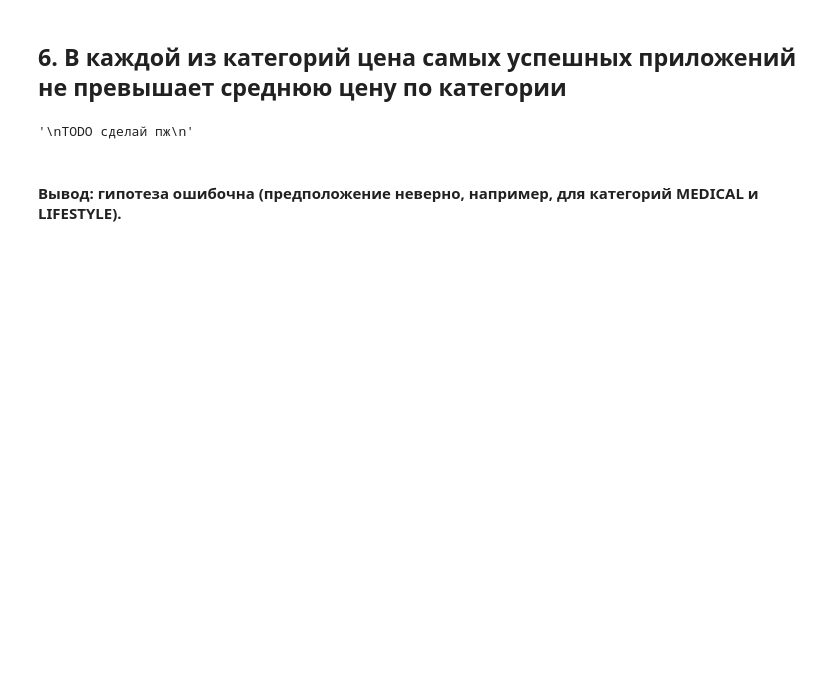
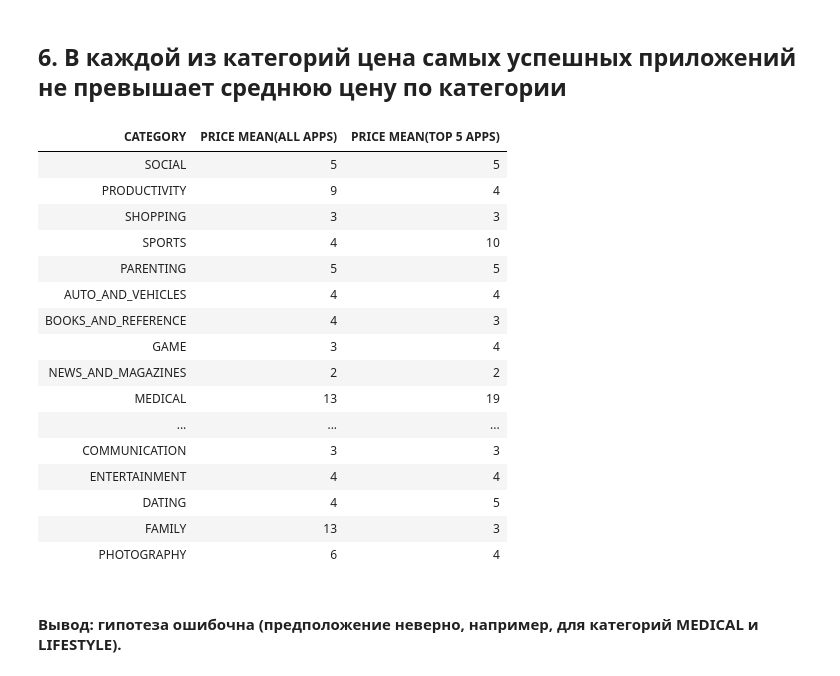
Before and after one commit to AlexeyShalaev/GooglePlayDataset, a Jupyter notebook: data_research.ipynb, the cells around one changed output. Saved outputs shown, nothing was run; the diff lists cells and outputs as text; code cells hidden in the pictures; blank space fills up the shorter version.

```diff
--- a/data_research.ipynb
+++ b/data_research.ipynb
@@ -283,13 +313,30 @@ dtype: float64
 # %%
 best_paid = df[df["Type"] == "Paid"].groupby("Category")
 mean_total = best_paid["Price"].describe()
 best_paid = best_paid.apply(lambda x: x.sort_values(by="Grade", ascending=False)[: 5])
-
-print("CATEGORY | PRICE MEAN(ALL APPS) | PRICE MEAN(TOP 5 APPS)")
+table = PrettyTable()
+table.field_names = ["CATEGORY", "PRICE MEAN(ALL APPS)", "PRICE MEAN(TOP 5 APPS)"]
 for category in set(best_paid["Category"]):
-    print(f"{category} | {mean_total.loc[category]['mean']} | {best_paid.loc[category]['Price'].mean()}")
+    table.add_row([category, round(mean_total.loc[category]['mean']), round(best_paid.loc[category]['Price'].mean())])
+table
 # %% [output]
-'\nTODO сделай пж\n'
+| CATEGORY | PRICE MEAN(ALL APPS) | PRICE MEAN(TOP 5 APPS) |
+| SOCIAL | 5 | 5 |
+| PRODUCTIVITY | 9 | 4 |
+| SHOPPING | 3 | 3 |
+| SPORTS | 4 | 10 |
+| PARENTING | 5 | 5 |
+| AUTO_AND_VEHICLES | 4 | 4 |
+| BOOKS_AND_REFERENCE | 4 | 3 |
+| GAME | 3 | 4 |
+| NEWS_AND_MAGAZINES | 2 | 2 |
+| MEDICAL | 13 | 19 |
+| ... | ... | ... |
+| COMMUNICATION | 3 | 3 |
+| ENTERTAINMENT | 4 | 4 |
+| DATING | 4 | 5 |
+| FAMILY | 13 | 3 |
+| PHOTOGRAPHY | 6 | 4 |
 # %% [markdown]
 #### Вывод: гипотеза ошибочна (предположение неверно, например, для категорий MEDICAL и LIFESTYLE).
 # %% [markdown]
```
Also changed, not shown: parts of 21 cells of this notebook, 1 other file.
